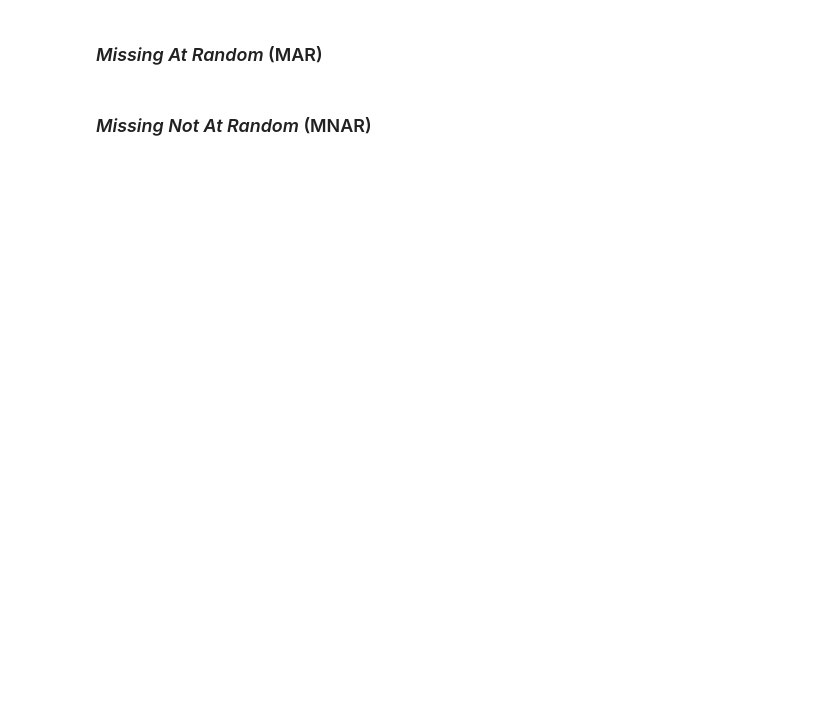
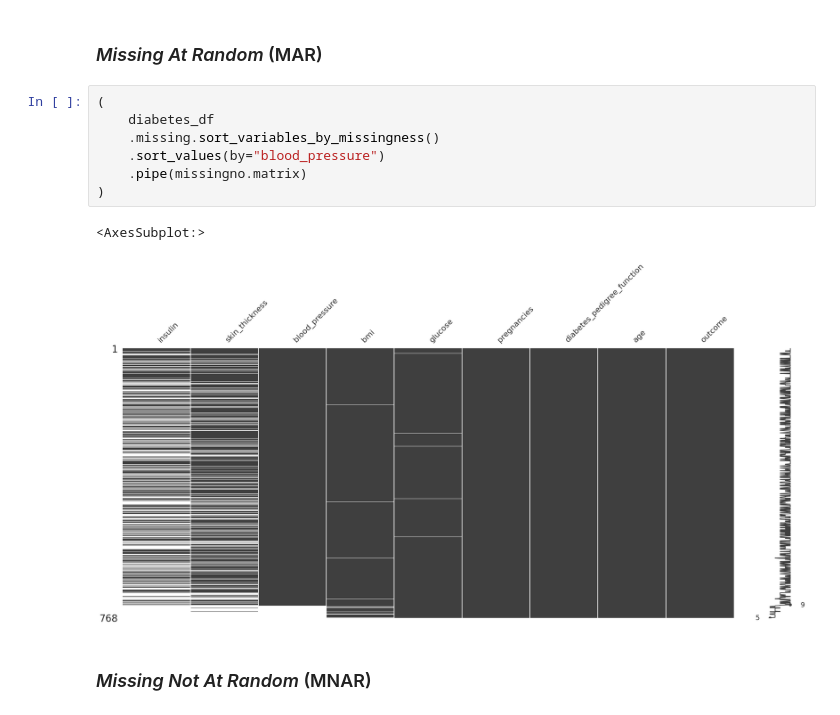
Before and after one commit to Disskaf/Datos_faltantes, a Jupyter notebook: live-exploration-missing-values.ipynb, the cells around one changed output. Cells and saved outputs as stored; diff of their text form; blank space fills up the shorter version.

```diff
--- a/live-exploration-missing-values.ipynb
+++ b/live-exploration-missing-values.ipynb
@@ -811,4 +853,14 @@ Ejemplo, encontrar los pares faltantes de `name` y `time`.
 # %% [markdown]
 ### _Missing At Random_ (MAR)
+# %%
+(
+    diabetes_df
+    .missing.sort_variables_by_missingness()
+    .sort_values(by="blood_pressure")
+    .pipe(missingno.matrix)
+)
+# %% [output]
+<AxesSubplot:>
+[figure, added]
 # %% [markdown]
 ### _Missing Not At Random_ (MNAR)
```
Also changed, not shown: parts of 6 cells of this notebook.
